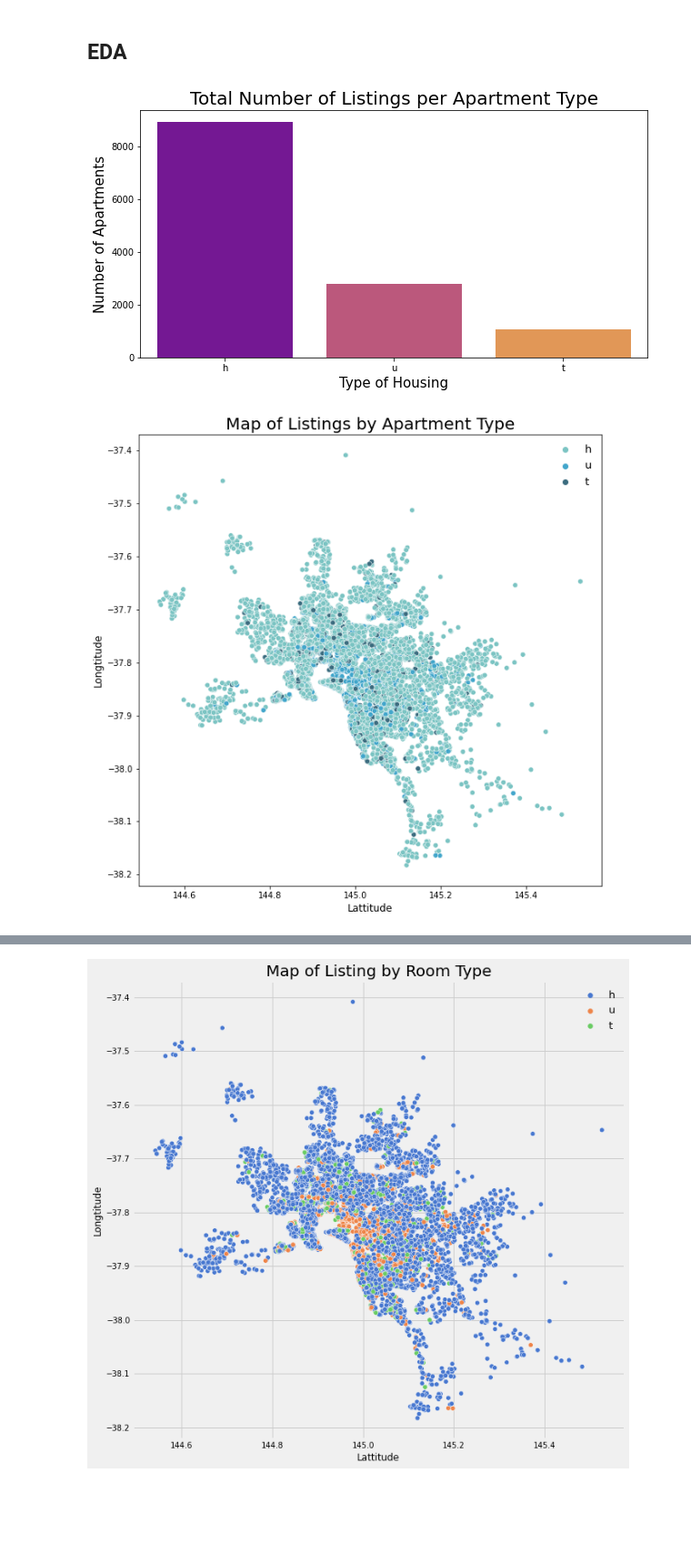
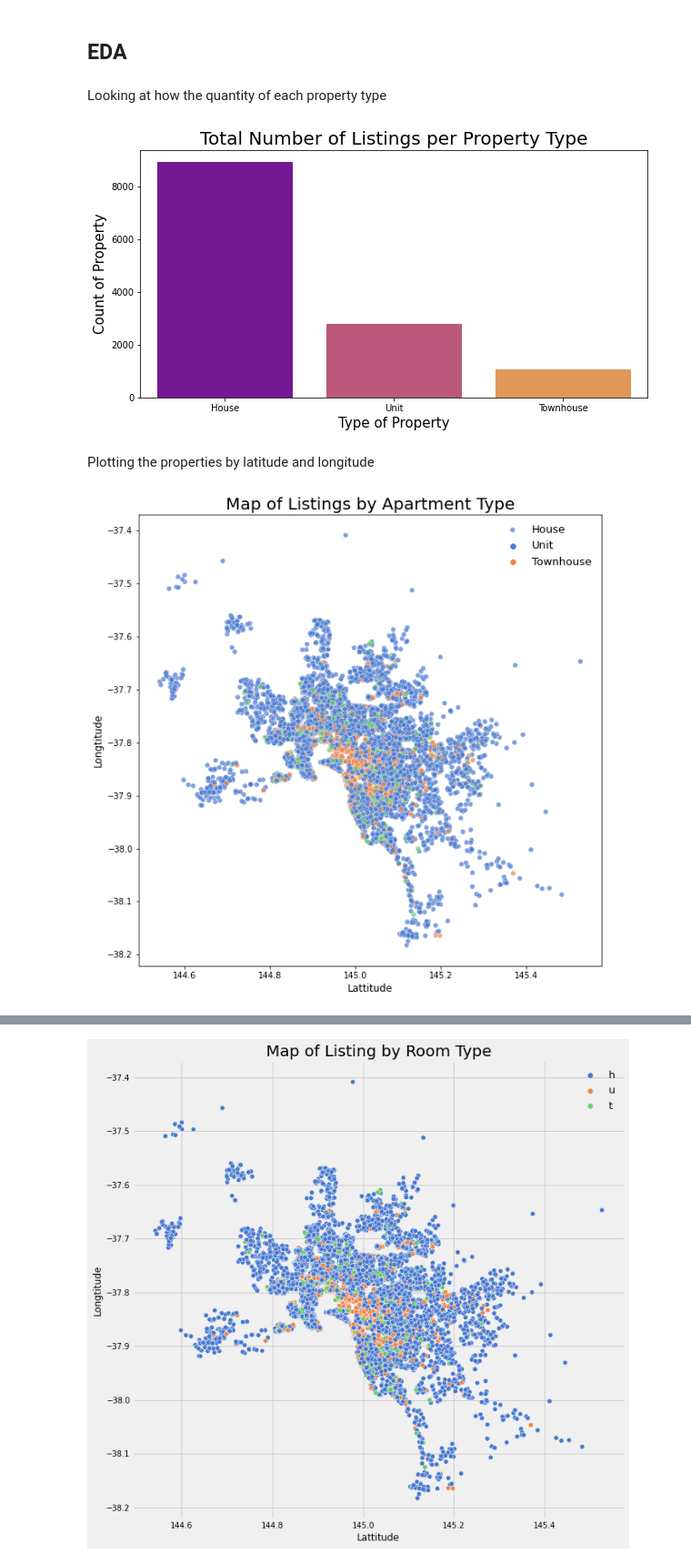
Before and after one commit to ruchikav95/Melbourne-Housing-Unsupervised-Learning, a Jupyter notebook: Official Notebook.ipynb, the cells around one changed output, grey strips where cells are left out. Shown at 91% size. Saved outputs shown, nothing was run; the diff lists cells and outputs as text; code cells hidden in the pictures; blank space fills up the shorter version.

```diff
--- a/Official Notebook.ipynb
+++ b/Official Notebook.ipynb
@@ -134,23 +129,29 @@ msno.matrix(df)
 # %% [markdown]
 ## EDA
+# %% [markdown]
+Looking at how the quantity of each property type
 # %%
-sns.countplot(df['Type'], palette="plasma")
+types = ['House', 'Unit', 'Townhouse']
+ax = sns.countplot(x=df['Type'], palette="plasma")
+ax.set_xticklabels(types)
 fig = plt.gcf()
 fig.set_size_inches(10,5)
-plt.title('Total Number of Listings per Apartment Type',fontsize = 20)
-plt.xlabel('Type of Housing',fontsize = 15)
-plt.ylabel('Number of Apartments',fontsize = 15)
+plt.title('Total Number of Listings per Property Type',fontsize = 20)
+plt.xlabel('Type of Property',fontsize = 15)
+plt.ylabel('Count of Property',fontsize = 15)
 plt.tick_params(labelsize=10)
 # %% [output]
-[figure, old version]
+[figure, new version]
+# %% [markdown]
+Plotting the properties by latitude and longitude
 # %%
 plt.figure(figsize=(10,10))
-a = sns.scatterplot(data=df, x='Longtitude', y='Lattitude', hue='Type', palette='GnBu_d')
+a = sns.scatterplot(data=df, x='Longtitude', y='Lattitude', hue='Type', palette='muted', alpha=0.7)
 plt.title('Map of Listings by Apartment Type', fontsize=20)
 plt.xlabel('Lattitude',fontsize=12)
 plt.ylabel("Longtitude",fontsize=12)
-plt.legend(frameon=False, fontsize=13)
+plt.legend(frameon=False, fontsize=13,labels=types)
 plt.tick_params(labelsize=10)
 # %% [output]
-[figure, old version]
+[figure, new version]
 # %%
```
Also changed, not shown: parts of 7 cells of this notebook.
